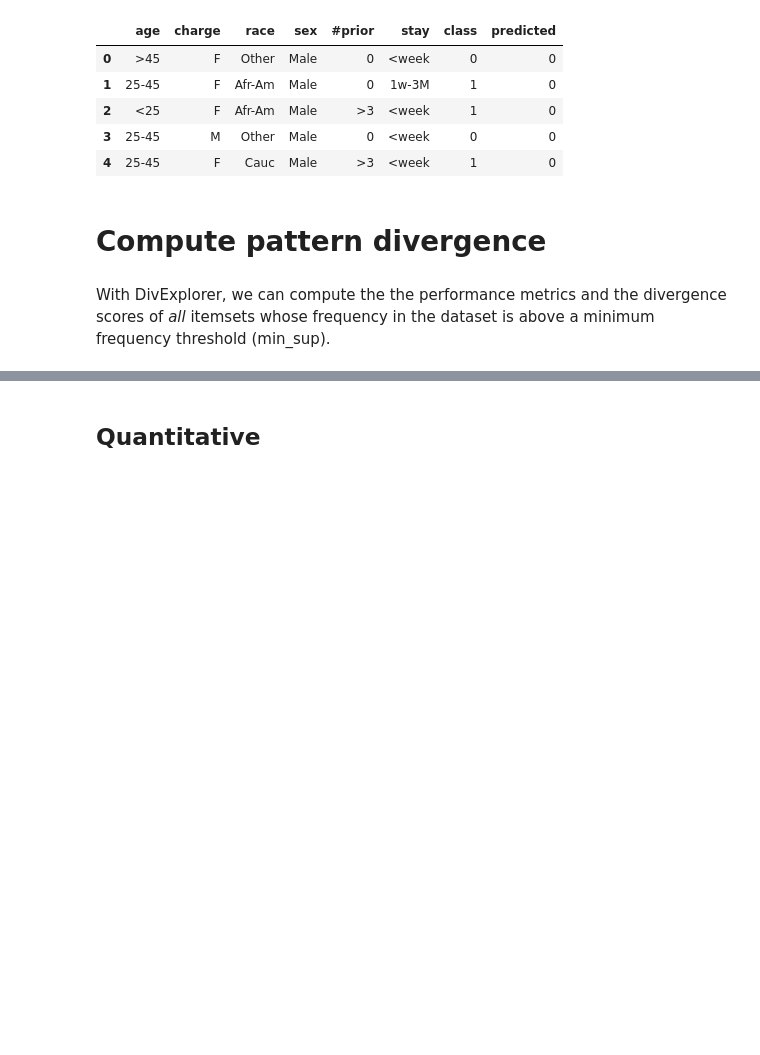
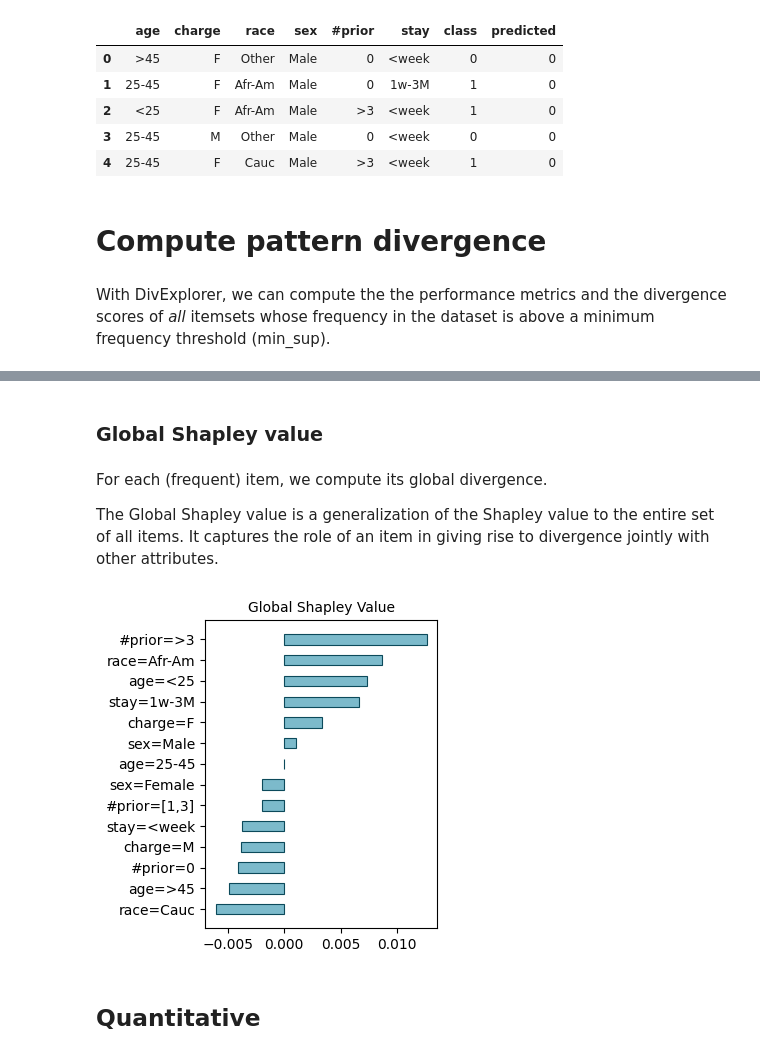
Before and after one commit to divexplorer/divexplorer, a Jupyter notebook: example_compas.ipynb, the cells around one changed output, grey strips where cells are left out. Cells and saved outputs as stored; diff of their text form; code cells hidden in the pictures; blank space fills up the shorter version.

```diff
--- a/example_compas.ipynb
+++ b/example_compas.ipynb
@@ -159,3 +147,16 @@ fp_diver.dict_len_pattern_divergence
+# %% [markdown]
+### Global Shapley value
+# %%
+# We can compute the global shapley value of the pattern divergence across all the patterns
+gsv = fp_diver.global_shapley_value()
+# %% [markdown]
+For each (frequent) item, we compute its global divergence.
+
+The Global Shapley value is a generalization of the Shapley value to the entire set of all items. It captures the role of an item in giving rise to divergence jointly with other attributes.
+# %%
+fp_diver.plot_shapley_value(shapley_values=gsv, figsize=(3,4), title='Global Shapley Value')
+# %% [output]
+[figure, added]
 # %% [markdown]
 ## Quantitative
 # %%
```
Also changed, not shown: parts of 29 cells of this notebook, 2 other files.
